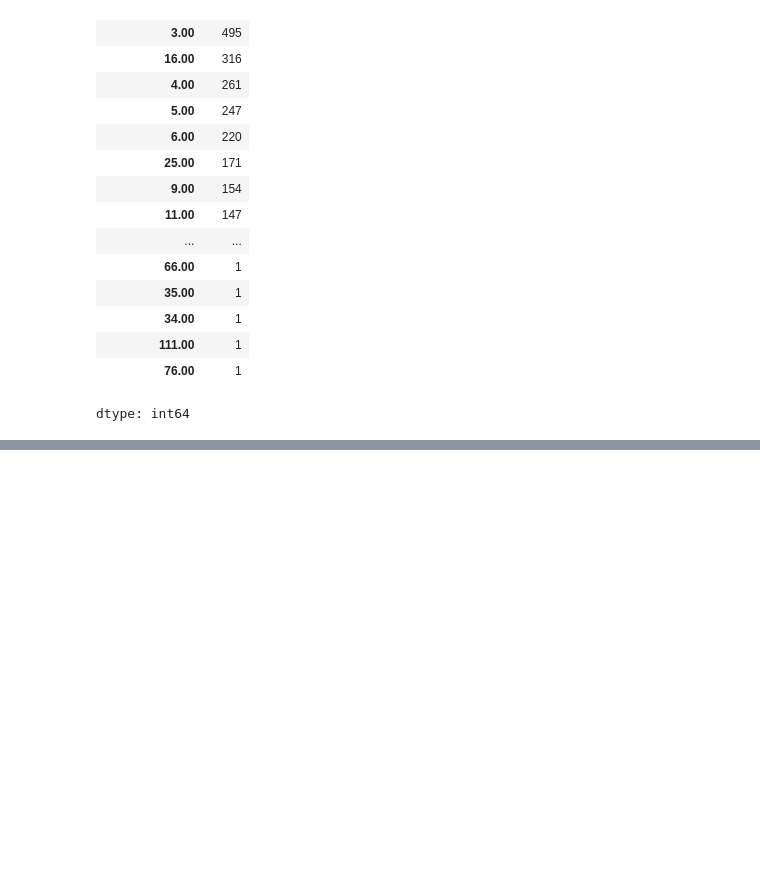
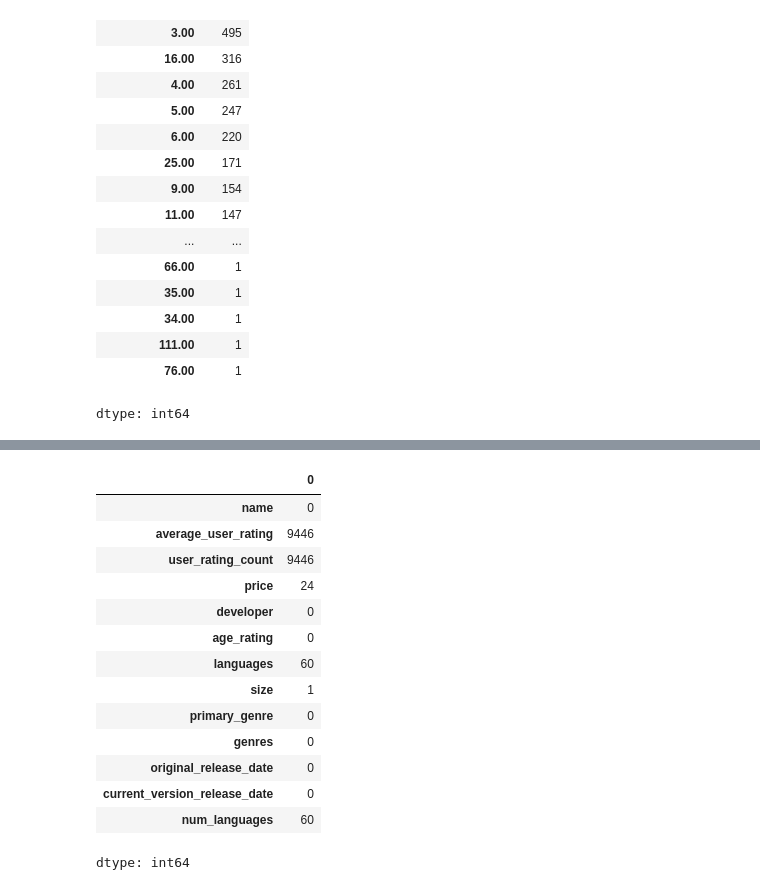
Before and after one commit to rafpank/Colab, a Jupyter notebook: data_science_bootcamp /wprowadzenie/05_appstore_data.ipynb, the cells around one changed output, grey strips where cells are left out. Saved outputs shown, nothing was run; the diff lists cells and outputs as text; code cells hidden in the pictures; blank space fills up the shorter version.

```diff
--- a/data_science_bootcamp /wprowadzenie/05_appstore_data.ipynb
+++ b/data_science_bootcamp /wprowadzenie/05_appstore_data.ipynb
@@ -457,0 +531,18 @@ dtype: int64
+# %%
+df.isnull().sum() #w tym przypadku dostajemy sumaryczną informację dla poszczególnych kolumn
+# %% [output]
+|  | 0 |
+| name | 0 |
+| average_user_rating | 9446 |
+| user_rating_count | 9446 |
+| price | 24 |
+| developer | 0 |
+| age_rating | 0 |
+| languages | 60 |
+| size | 1 |
+| primary_genre | 0 |
+| genres | 0 |
+| original_release_date | 0 |
+| current_version_release_date | 0 |
+| num_languages | 60 |
+dtype: int64
```
Also changed, not shown: parts of 7 cells of this notebook.
